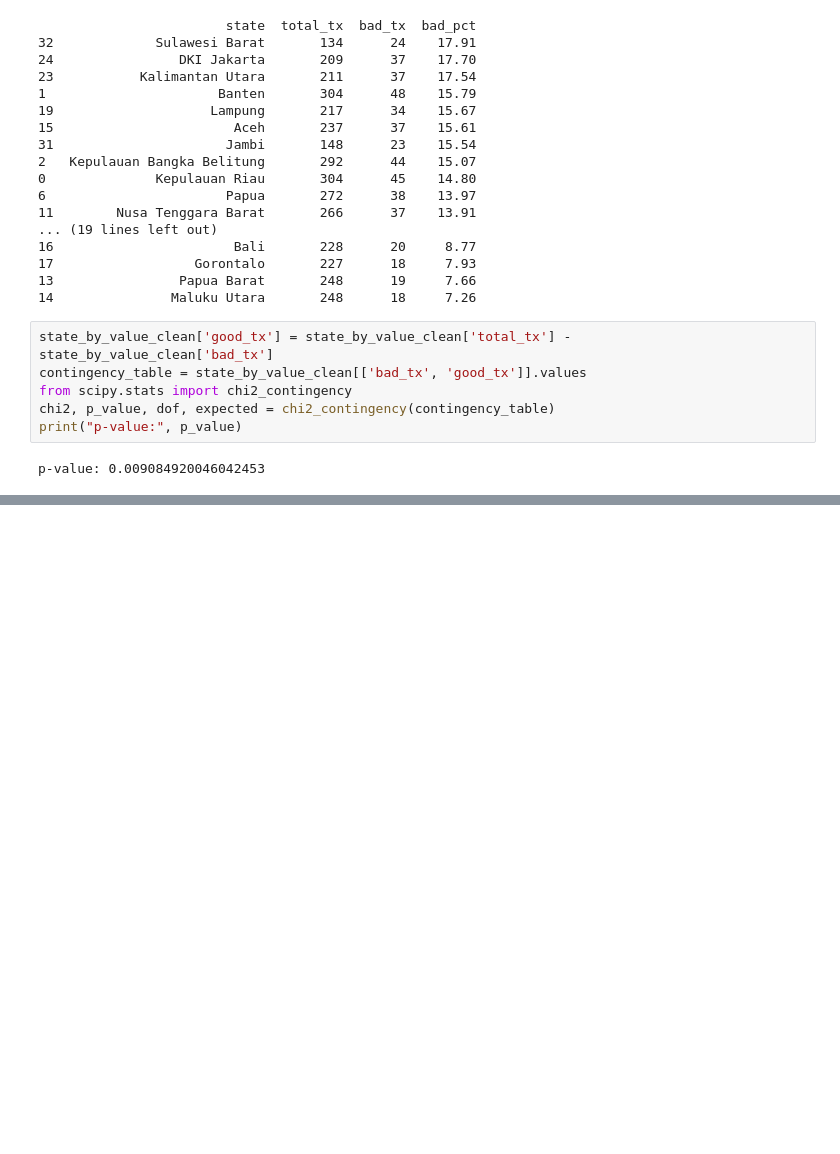
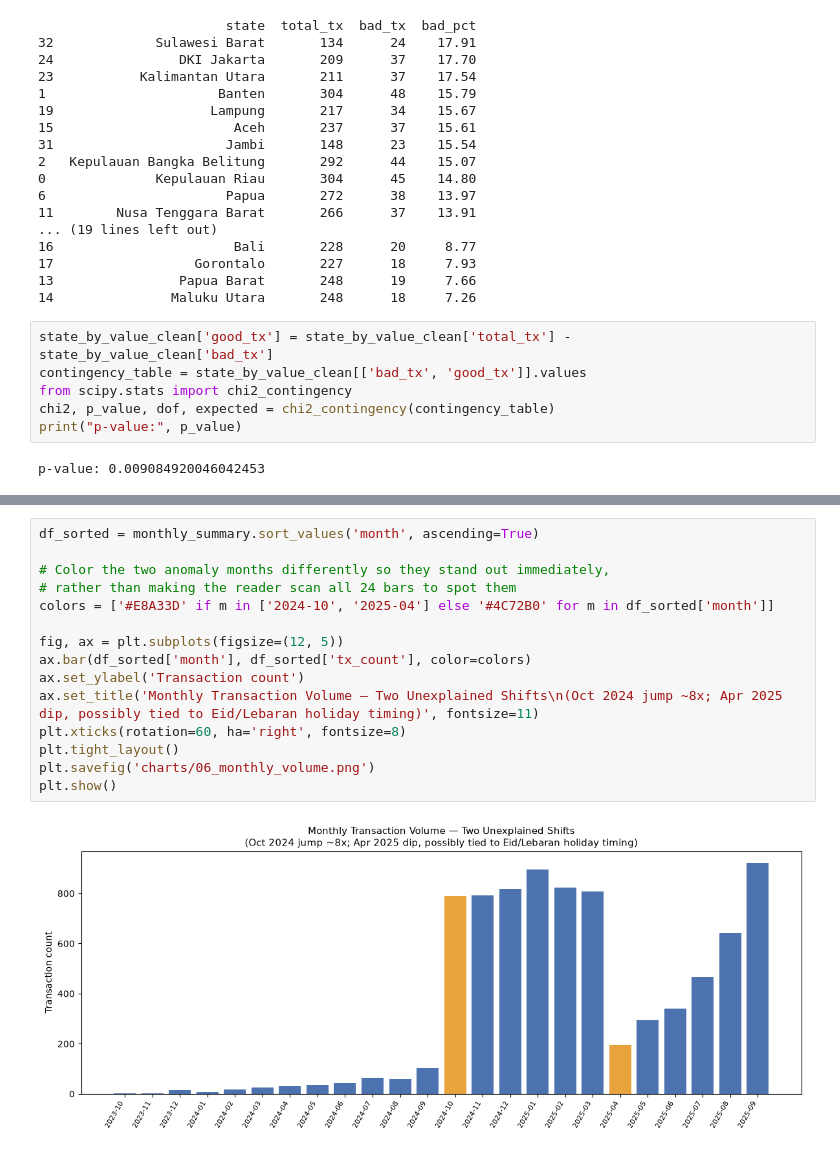
Before and after one commit to AkhileshKotwal/Ecommerce_cancellation_analysis, a Jupyter notebook: Ecommerce_cancellation_analysis.ipynb, the cells around one changed output, grey strips where cells are left out. Cells and saved outputs as stored; diff of their text form; blank space fills up the shorter version.

```diff
--- a/Ecommerce_cancellation_analysis.ipynb
+++ b/Ecommerce_cancellation_analysis.ipynb
@@ -240,0 +339,17 @@ p-value: 0.009084920046042453
+# %%
+df_sorted = monthly_summary.sort_values('month', ascending=True)
+
+# Color the two anomaly months differently so they stand out immediately,
+# rather than making the reader scan all 24 bars to spot them
+colors = ['#E8A33D' if m in ['2024-10', '2025-04'] else '#4C72B0' for m in df_sorted['month']]
+
+fig, ax = plt.subplots(figsize=(12, 5))
+ax.bar(df_sorted['month'], df_sorted['tx_count'], color=colors)
+ax.set_ylabel('Transaction count')
+ax.set_title('Monthly Transaction Volume — Two Unexplained Shifts\n(Oct 2024 jump ~8x; Apr 2025 dip, possibly tied to Eid/Lebaran holiday timing)', fontsize=11)
+plt.xticks(rotation=60, ha='right', fontsize=8)
+plt.tight_layout()
+plt.savefig('charts/06_monthly_volume.png')
+plt.show()
+# %% [output]
+[figure, added]
```
Also changed, not shown: parts of 19 cells of this notebook, 6 other files.
